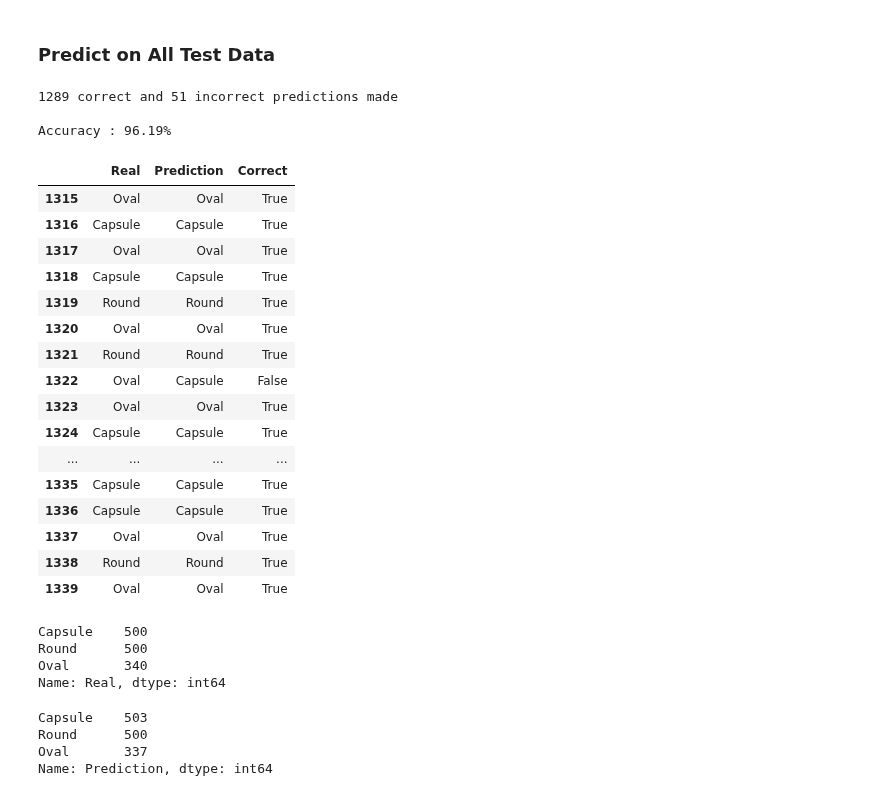
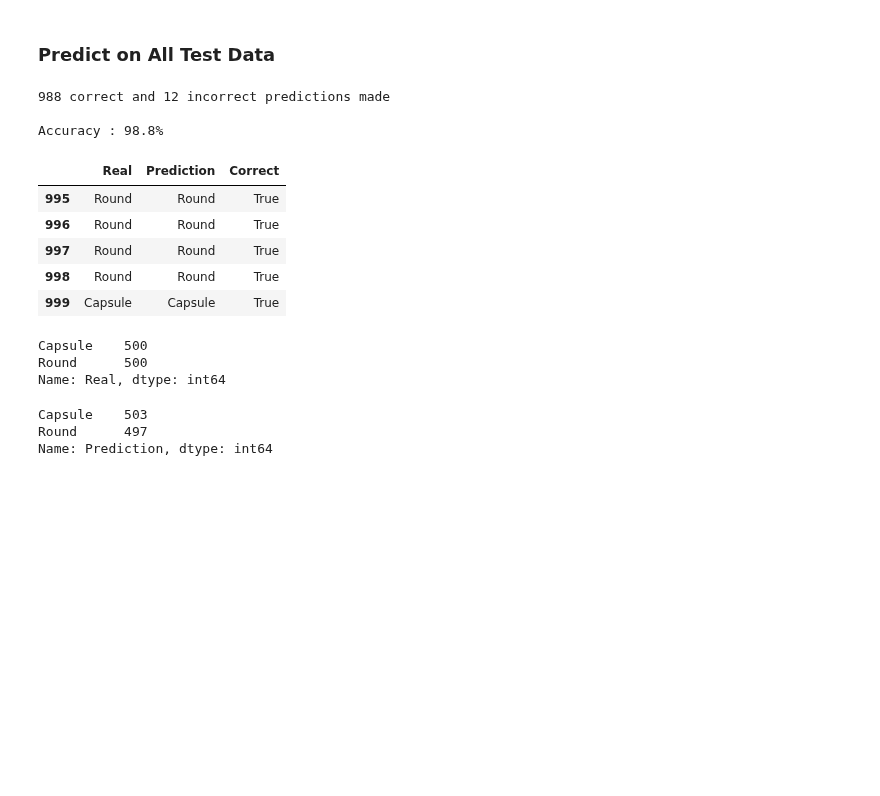
Before and after one commit to labs12-rxid/DS, a Jupyter notebook: rxid_shape_model.ipynb, the cells around one changed output. Saved outputs shown, nothing was run; the diff lists cells and outputs as text; code cells hidden in the pictures; blank space fills up the shorter version.

```diff
--- a/rxid_shape_model.ipynb
+++ b/rxid_shape_model.ipynb
@@ -26,13 +29,14 @@ from tqdm import tqdm      # a nice pretty percentage of progress bar for tasks.
+# %%
+TRAIN_DIR = 'D:/GITHUB/Pill_Shape_Training_Images/train'
+TEST_DIR  = 'D:/GITHUB/Pill_Shape_Training_Images/test'
+SAVE_DIR = 'D:/GITHUB/Pill_Shape_Training_Images/save'
 # %%
 #_____________   Init Vars ______________________
-TRAIN_DIR = GDRIVE_DIR+'/My Drive/csv/train'
-TEST_DIR  = GDRIVE_DIR+'/My Drive/csv/test'
-SAVE_DIR = '/content/gdrive/My Drive/csv'
 IMG_LENGTH = 100   # Image length
 IMG_HEIGHT = 100   # Image height
 LR = 1e-5        # Learning Rate = .000001
 num_epochs = 30  # Number of Epochs
-num_class_types = 3  # number of classification types
+num_class_types = 2  # number of classification types
 
 #  Loss Function
 if num_class_types < 3:
@@ -42,6 +46,8 @@ else:
 
 # just so we remember which saved model is which, sizes must match
 MODEL_NAME = 'CapRndOval-{}-{}.model'.format(LR, '2conv-basic')
+# MODEL_NAME = SAVE_DIR +'/'+MODEL_NAME
+# print(MODEL_NAME)
 # %% [markdown]
 ## Create + Shuffle Training & Test Images
 
@@ -240,6 +248,8 @@ model.save(MODEL_NAME)
 # __ Activate this code to reload model ____
 # __ if we have a saved version          ___
 
-# if os.path.exists('{}.meta'.format(MODEL_NAME)):
-#     model.load(MODEL_NAME)
-#     print('model loaded!')
+if os.path.exists('{}.meta'.format(SAVE_DIR +'/'+MODEL_NAME)):
+    model.load(SAVE_DIR +'/'+MODEL_NAME)
+    print('model loaded!')
+else:
+    print('model NOT Found!')
@@ -306,72 +295,57 @@ plt.show()
 ###  Predict on All Test Data
 # %%
 import pandas as pd
+
+shapes = { 0:"Round",
+           1:"Capsule",
+           2:"Oval"}
 
 # ___ make predictions on test_x ___
 predictions = model.predict(test_x)
 
 # __ Add descriptive labels to actuals(test_y) & predictions __
 pred_label = []
-for prediction in predictions:
-    if   np.argmax(prediction) == 0: prediction='Round'
-    elif np.argmax(prediction) == 1: prediction='Capsule'
-    elif np.argmax(prediction) == 2: prediction='Oval'
-    else: prediction='Unknown'
+for pred in predictions:
+    prediction = shapes.get(np.argmax(pred))
     pred_label.append(prediction)
 test_label= []
-for label in test_y:
-    if   np.argmax(label) == 0: label='Round'
-    elif np.argmax(label) == 1: label='Capsule'
-    elif np.argmax(label) == 2: label='Oval'
-    else: label='Unknown'
+for actual in test_y:
+    label = shapes.get(np.argmax(actual))
     test_label.append(label)
 
 # __ Setup a dataframe of prediction results __
 df = pd.DataFrame(list(zip(test_label, pred_label)),
                   columns =['Real', 'Prediction'])
 
 # ____ Add an Accuracy Column ____
 def accuracy_col(row):
       return (row['Real'] == row['Prediction'])
 df['Correct'] = df.apply(lambda row: accuracy_col(row), axis=1)
 
 # __ Print Result Summary __
 df.Correct.value_counts()
 print(f'{df.Correct.value_counts()[1]} correct and {df.Correct.value_counts()[0]} incorrect predictions made\n')
 print(f'Accuracy : {round(df.Correct.value_counts()[1]/len(df)*100,2)}%\n')
-df.tail(25)
+df.tail()
 # %% [output]
-1289 correct and 51 incorrect predictions made
+988 correct and 12 incorrect predictions made
 
-Accuracy : 96.19%
+Accuracy : 98.8%
 |  | Real | Prediction | Correct |
-| 1315 | Oval | Oval | True |
-| 1316 | Capsule | Capsule | True |
-| 1317 | Oval | Oval | True |
-| 1318 | Capsule | Capsule | True |
-| 1319 | Round | Round | True |
-| 1320 | Oval | Oval | True |
-| 1321 | Round | Round | True |
-| 1322 | Oval | Capsule | False |
-| 1323 | Oval | Oval | True |
-| 1324 | Capsule | Capsule | True |
-| ... | ... | ... | ... |
-| 1335 | Capsule | Capsule | True |
-| 1336 | Capsule | Capsule | True |
-| 1337 | Oval | Oval | True |
-| 1338 | Round | Round | True |
-| 1339 | Oval | Oval | True |
+| 995 | Round | Round | True |
+| 996 | Round | Round | True |
+| 997 | Round | Round | True |
+| 998 | Round | Round | True |
+| 999 | Capsule | Capsule | True |
 # %%
 df['Real'].value_counts()
 # %% [output]
 Capsule    500
 Round      500
-Oval       340
 Name: Real, dtype: int64
 # %%
 df['Prediction'].value_counts()
 # %% [output]
 Capsule    503
-Round      500
-Oval       337
+Round      497
 Name: Prediction, dtype: int64
```
Also changed, not shown: parts of 15 cells of this notebook.
